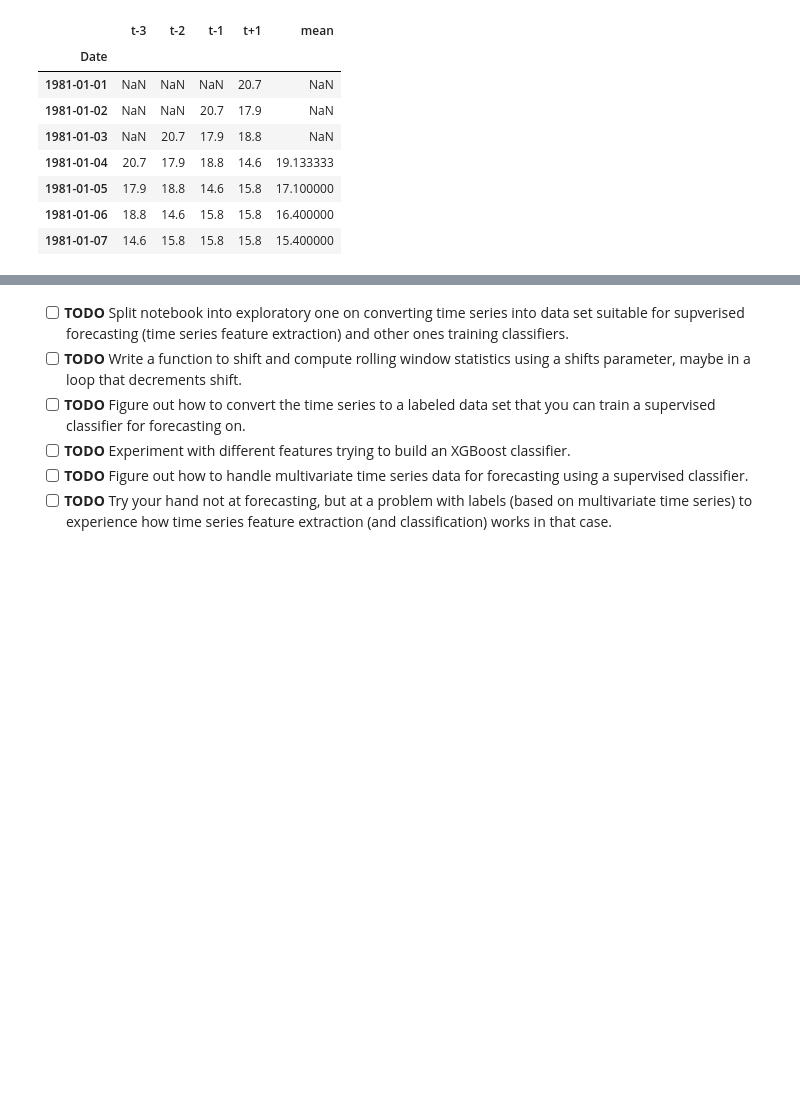
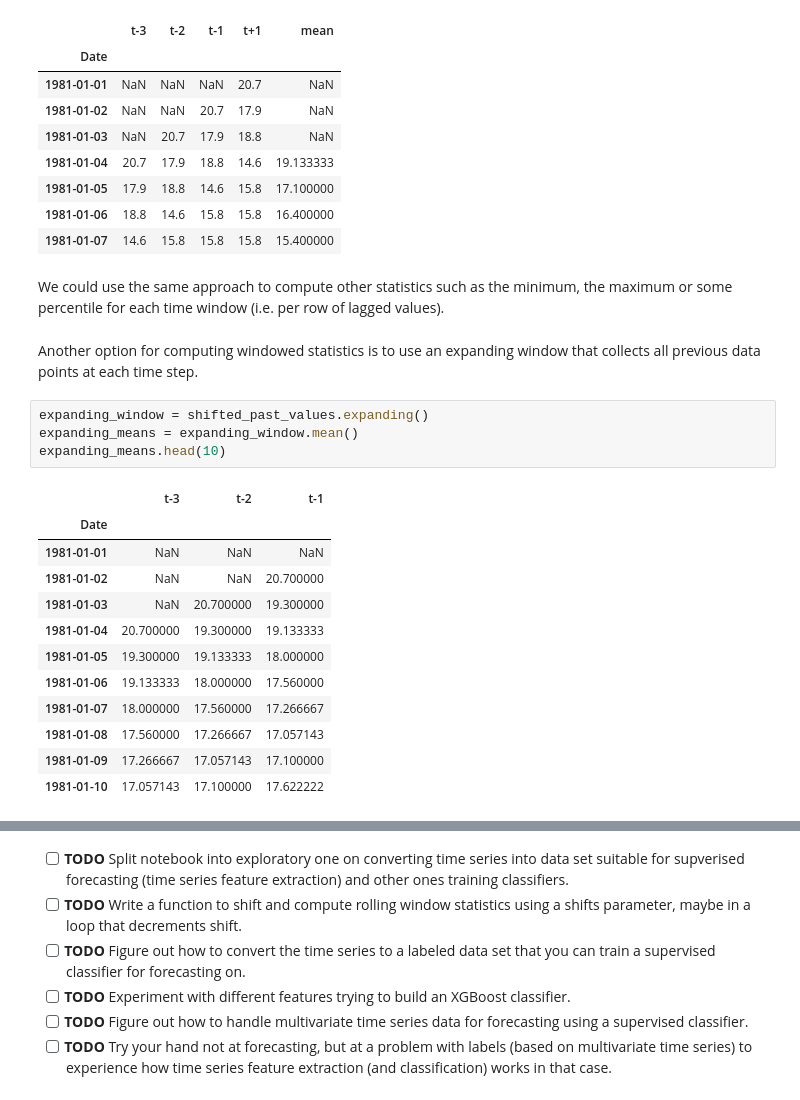
Before and after one commit to drbwa/timeserieseda, a Jupyter notebook: time-series-classification/ts-classification.ipynb, the cells around one changed output, grey strips where cells are left out. Drawn from its saved outputs; the diff is of its cells as text; blank space fills up the shorter version.

Commit message:
Some progress with time series forecasting

```diff
--- a/time-series-classification/ts-classification.ipynb
+++ b/time-series-classification/ts-classification.ipynb
@@ -215,3 +215,24 @@ shifted.head(7)
 | 1981-01-05 | 17.9 | 18.8 | 14.6 | 15.8 | 17.100000 |
 | 1981-01-06 | 18.8 | 14.6 | 15.8 | 15.8 | 16.400000 |
 | 1981-01-07 | 14.6 | 15.8 | 15.8 | 15.8 | 15.400000 |
+# %% [markdown]
+We could use the same approach to compute other statistics such as the minimum, the maximum or some percentile for each time window (i.e. per row of lagged values).
+# %% [markdown]
+Another option for computing windowed statistics is to use an expanding window that collects all previous data points at each time step.
+# %%
+expanding_window = shifted_past_values.expanding()
+expanding_means = expanding_window.mean()
+expanding_means.head(10)
+# %% [output]
+|  | t-3 | t-2 | t-1 |
+| Date |  |  |  |
+| 1981-01-01 | NaN | NaN | NaN |
+| 1981-01-02 | NaN | NaN | 20.700000 |
+| 1981-01-03 | NaN | 20.700000 | 19.300000 |
+| 1981-01-04 | 20.700000 | 19.300000 | 19.133333 |
+| 1981-01-05 | 19.300000 | 19.133333 | 18.000000 |
+| 1981-01-06 | 19.133333 | 18.000000 | 17.560000 |
+| 1981-01-07 | 18.000000 | 17.560000 | 17.266667 |
+| 1981-01-08 | 17.560000 | 17.266667 | 17.057143 |
+| 1981-01-09 | 17.266667 | 17.057143 | 17.100000 |
+| 1981-01-10 | 17.057143 | 17.100000 | 17.622222 |
```
Also changed, not shown: parts of 5 cells of this notebook, 1 other file.
